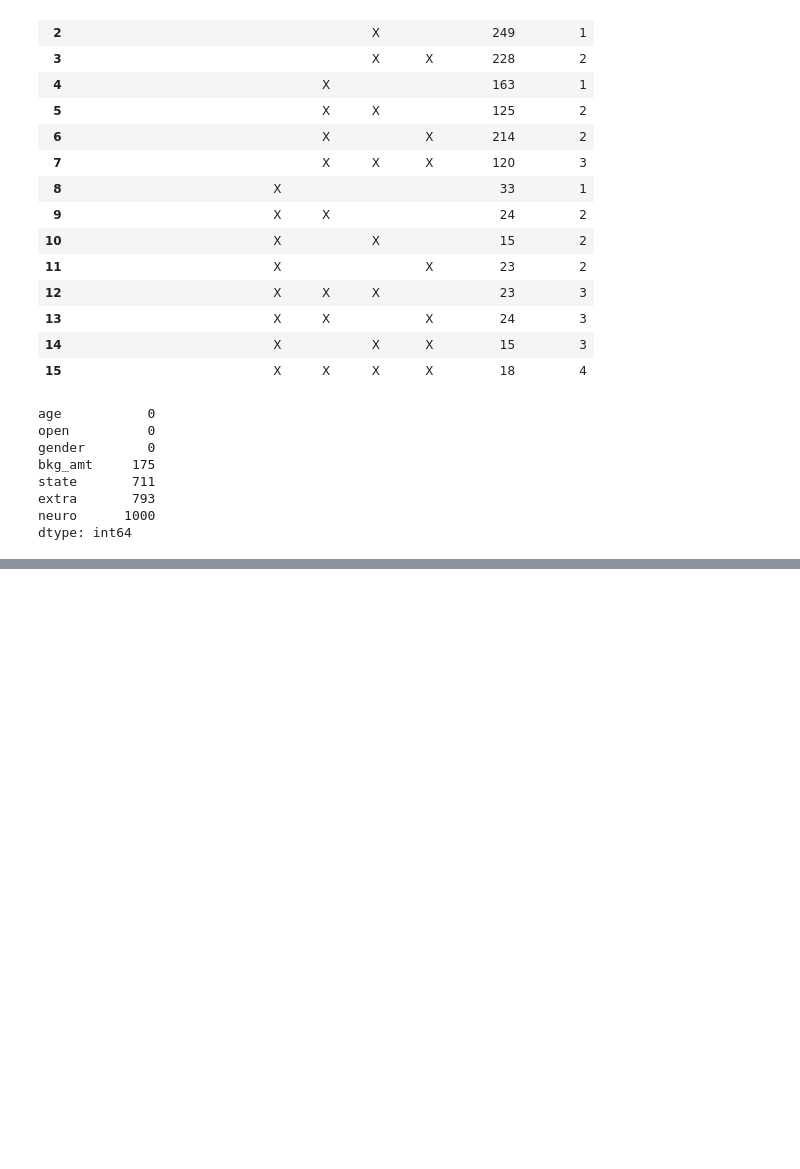
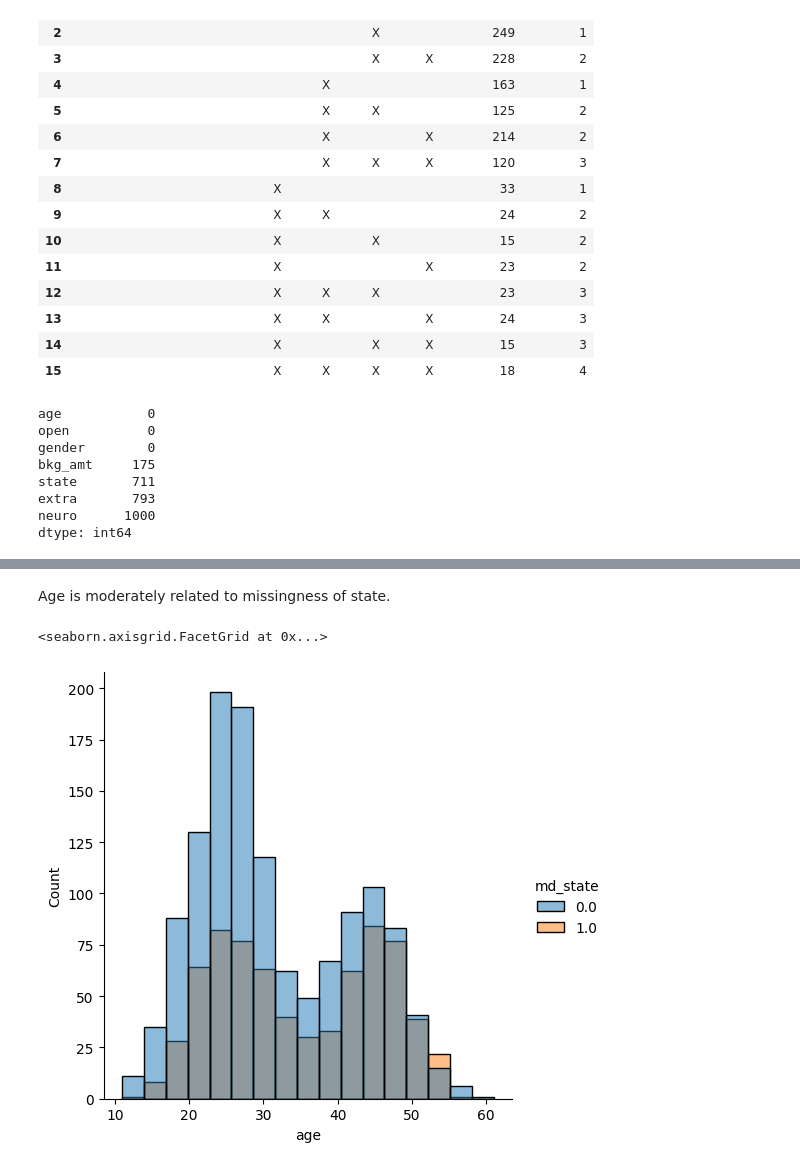
Before and after one commit to BryanEastman/BehavioralDataAnalysis, a Jupyter notebook: Chapter 6 - Handling missing data/Chapter 6.ipynb, the cells around one changed output, grey strips where cells are left out. Drawn from its saved outputs; the diff is of its cells as text; code cells hidden in the pictures; blank space fills up the shorter version.

```diff
--- a/Chapter 6 - Handling missing data/Chapter 6.ipynb
+++ b/Chapter 6 - Handling missing data/Chapter 6.ipynb
@@ -135,0 +170,4 @@ Notes:
+# %%
+available_data['md_extra'] = available_data['extra'].isnull().astype(float)
+md_extra_mod = smf.logit('md_extra~age+open+neuro+gender+state+bkg_amt', data=available_data)
+md_extra_mod.fit().summary()
@@ -135,0 +197,4 @@ Notes:
+# %%
+available_data['md_state'] = available_data['state'].isnull().astype('float')
+md_state_mod = smf.logit('md_state~age+open+extra+neuro+gender+bkg_amt', data=available_data)
+md_state_mod.fit(disp=0).summary()
@@ -135,0 +218,7 @@ Notes:
+# %% [markdown]
+Age is moderately related to missingness of state.
+# %%
+sns.displot(available_data, x='age', hue='md_state')
+# %% [output]
+<seaborn.axisgrid.FacetGrid at 0x...>
+[figure, added]
```
Also changed, not shown: parts of 16 cells of this notebook.
